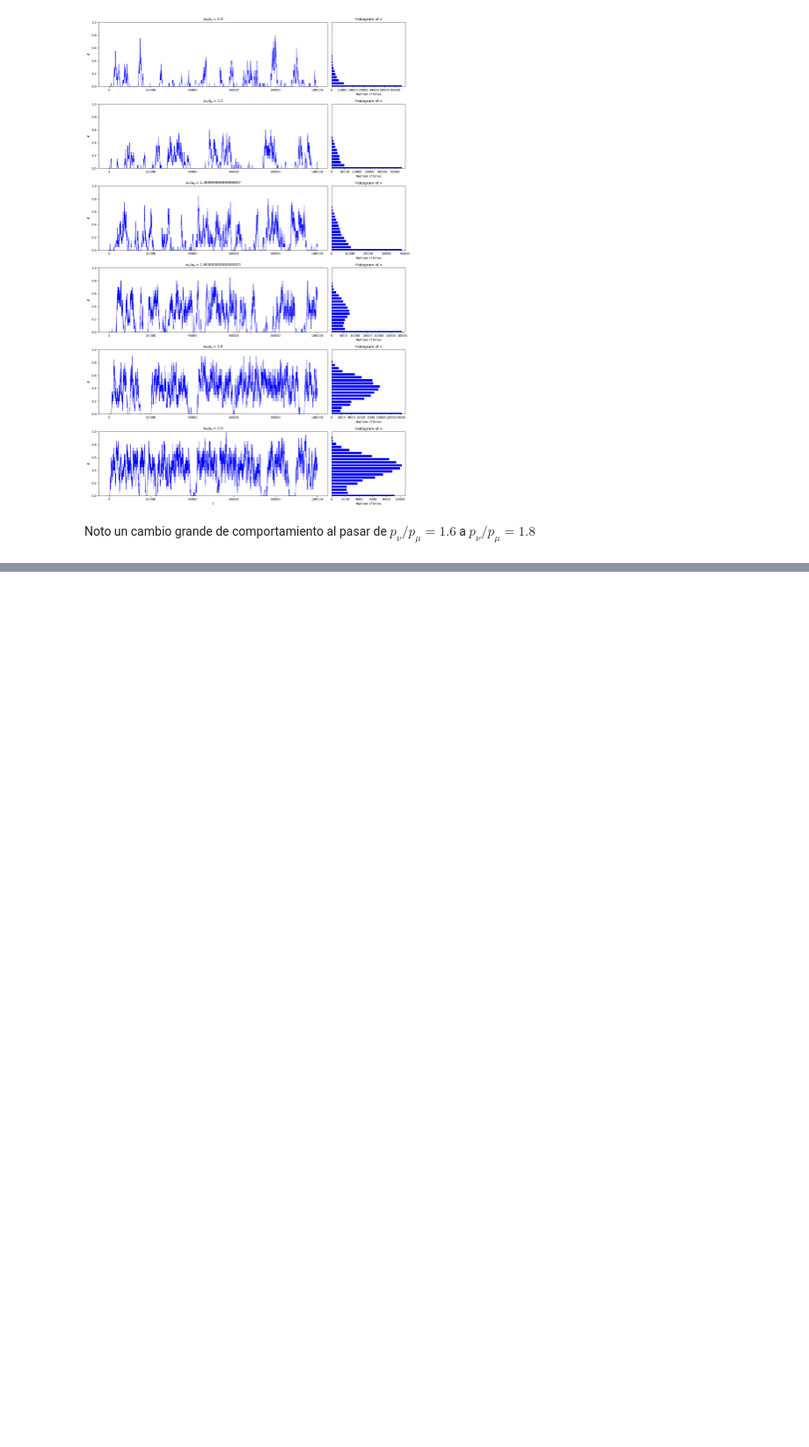
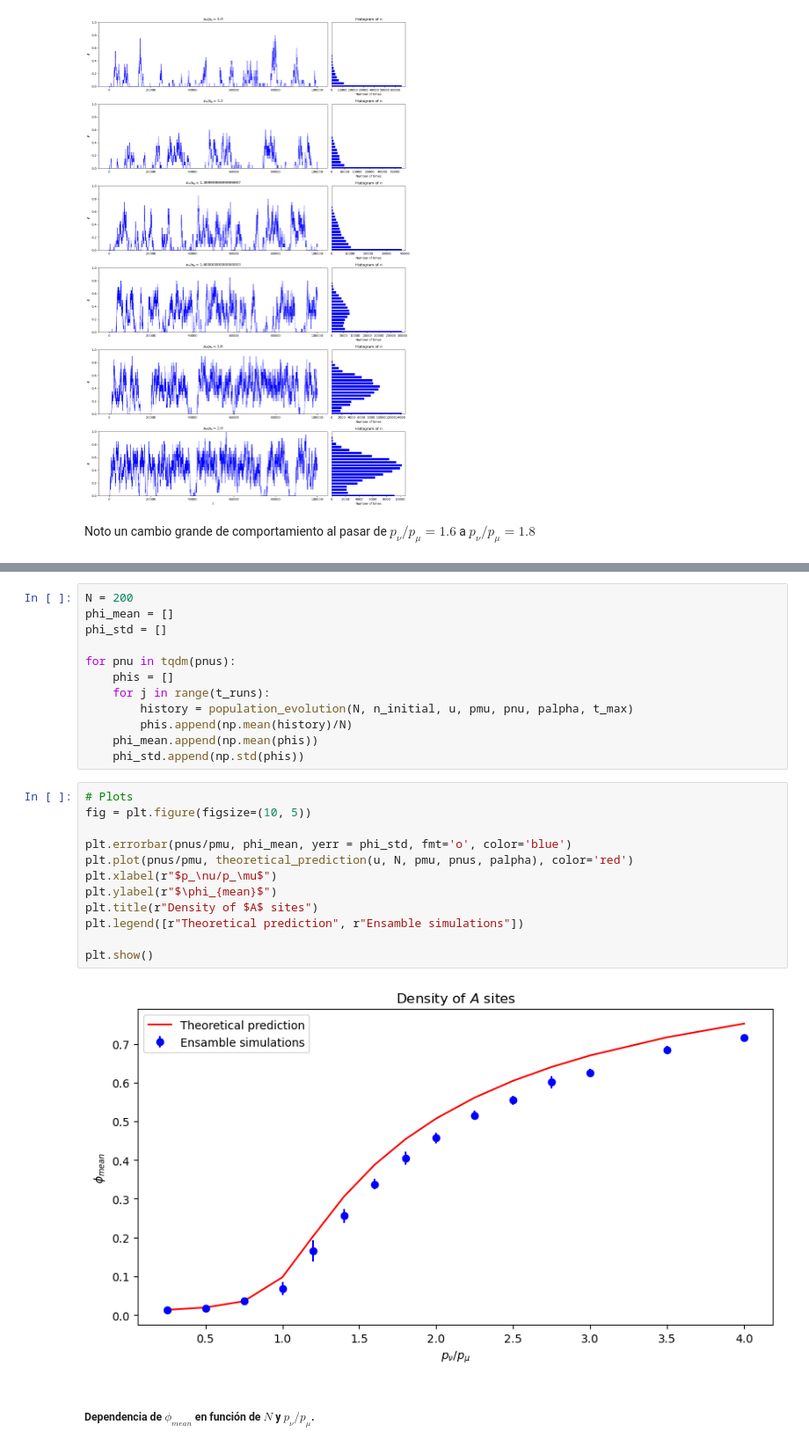
Before and after one commit to lucasmbru/masterIB, a Jupyter notebook: simulaciones/codigos/modelosPropios/populationEvolution.ipynb, the cells around one changed output, grey strips where cells are left out. Shown at 88% size. Saved outputs shown, nothing was run; the diff lists cells and outputs as text; blank space fills up the shorter version.

```diff
--- a/simulaciones/codigos/modelosPropios/populationEvolution.ipynb
+++ b/simulaciones/codigos/modelosPropios/populationEvolution.ipynb
@@ -395,0 +437,28 @@ Para cuantificar el cambio de comportamiento se me ocurren dos cosas:
+# %%
+N = 200
+phi_mean = []
+phi_std = []
+
+for pnu in tqdm(pnus):
+    phis = []
+    for j in range(t_runs):
+        history = population_evolution(N, n_initial, u, pmu, pnu, palpha, t_max)
+        phis.append(np.mean(history)/N)
+    phi_mean.append(np.mean(phis))
+    phi_std.append(np.std(phis))
+# %%
+# Plots
+fig = plt.figure(figsize=(10, 5))
+
+plt.errorbar(pnus/pmu, phi_mean, yerr = phi_std, fmt='o', color='blue')
+plt.plot(pnus/pmu, theoretical_prediction(u, N, pmu, pnus, palpha), color='red')
+plt.xlabel(r"$p_\nu/p_\mu$")
+plt.ylabel(r"$\phi_{mean}$")
+plt.title(r"Density of $A$ sites")
+plt.legend([r"Theoretical prediction", r"Ensamble simulations"])
+
+plt.show()
+# %% [output]
+[figure, added]
+# %% [markdown]
+##### Dependencia de $\phi_{mean}$ en función de $N$ y $p_\nu/p_\mu$.
```
Also changed, not shown: parts of 20 cells of this notebook, 1 other file.
